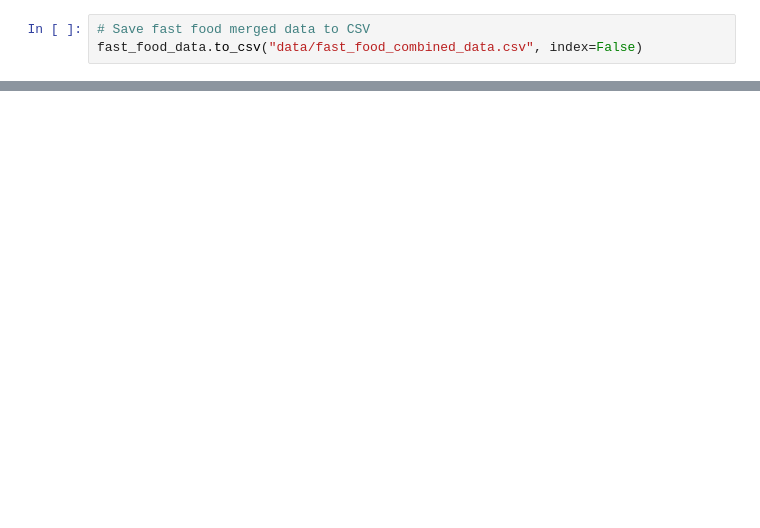
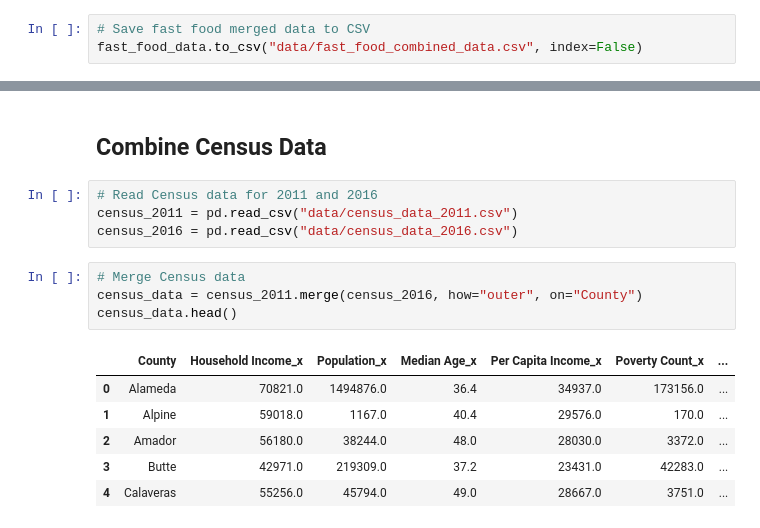
Before and after one commit to improvbutterfly/Fast-Food-Analysis-California, a Jupyter notebook: Analysis/DataCollection.ipynb, the cells around one changed output, grey strips where cells are left out. Drawn from its saved outputs; the diff is of its cells as text; blank space fills up the shorter version.

Commit message:
Combined all data we are using

```diff
--- a/Analysis/DataCollection.ipynb
+++ b/Analysis/DataCollection.ipynb
@@ -215,3 +215,20 @@ See the caveats in the documentation: https://pandas.pydata.org/pandas-docs/stab
 | CA_y | Ventura | 553 | 634 | 14.647378 | 6.65471 | ... |
 | CA_x | Yolo | 138 | 152 | 10.144928 | 6.82891 | ... |
 | CA_y | Yuba | 31 | 29 | -6.451613 | 4.27521 | ... |
+# %% [markdown]
+## Combine Census Data
+# %%
+# Read Census data for 2011 and 2016
+census_2011 = pd.read_csv("data/census_data_2011.csv")
+census_2016 = pd.read_csv("data/census_data_2016.csv")
+# %%
+# Merge Census data
+census_data = census_2011.merge(census_2016, how="outer", on="County")
+census_data.head()
+# %% [output]
+|  | County | Household Income_x | Population_x | Median Age_x | Per Capita Income_x | Poverty Count_x | ... |
+| 0 | Alameda | 70821.0 | 1494876.0 | 36.4 | 34937.0 | 173156.0 | ... |
+| 1 | Alpine | 59018.0 | 1167.0 | 40.4 | 29576.0 | 170.0 | ... |
+| 2 | Amador | 56180.0 | 38244.0 | 48.0 | 28030.0 | 3372.0 | ... |
+| 3 | Butte | 42971.0 | 219309.0 | 37.2 | 23431.0 | 42283.0 | ... |
+| 4 | Calaveras | 55256.0 | 45794.0 | 49.0 | 28667.0 | 3751.0 | ... |
```
Also changed, not shown: parts of 4 cells of this notebook, 1 other file.
